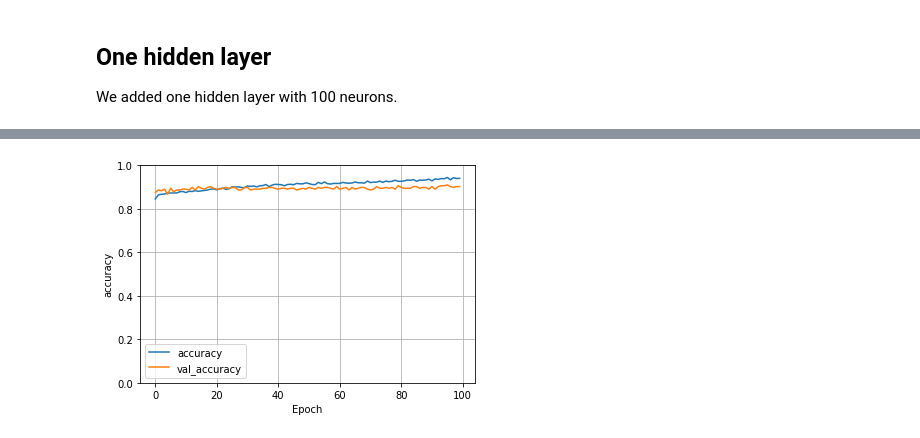
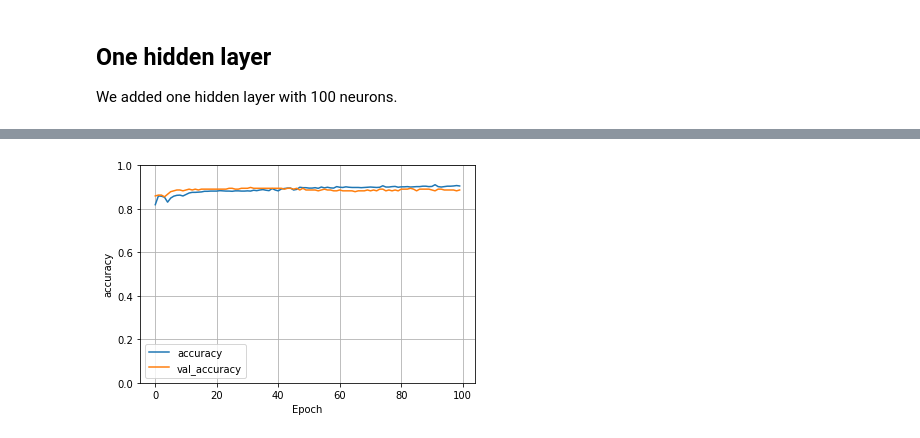
Before and after one commit to katarinagresova/M7DataSP_2020, a Jupyter notebook: assignment_02/NeuralNetwork.ipynb, the cells around one changed output, grey strips where cells are left out. Cells and saved outputs as stored; diff of their text form; code cells hidden in the pictures.

```diff
--- a/assignment_02/NeuralNetwork.ipynb
+++ b/assignment_02/NeuralNetwork.ipynb
@@ -139,10 +161 @@ normalizer = preprocessing.Normalization()  #treba tam aj to imput shape?
 normalizer.adapt(np.array(train_features))
-# %%
-'''normalizer = Pipeline(
-    [('std_scaler', StandardScaler())]
-)
-x_train = normalizer.fit_transform(train_features)
-x_test = normalizer.fit_transform(test_features)
-'''
-# toto ma zaujima, preco tento normalizer nefunguje
-# a ako to upravit aby to v sequential funogvalo
@@ -175,7 +186,7 @@ Non-trainable params: 23
 _________________________________________________________________
 # %%
 first_model.compile(loss='binary_crossentropy',
-                    optimizer =tf.keras.optimizers.Adam(0.001), metrics =['accuracy'] )
+                    optimizer =tf.keras.optimizers.Adam(0.001), metrics =['accuracy', f1_m] )
 # do optimizer staci len 'adam' ?
 # %%
 %%time
@@ -218,16 +229,16 @@ We added one hidden layer with 100 neurons.
 # model definition
 second_model = keras.Sequential([
       normalizer,
-      layers.Dense(100, activation='relu'),
+      layers.Dense(64, activation='relu'),
       layers.Dense(1)
 ])
 
 second_model.compile(loss='binary_crossentropy',
                   optimizer=tf.keras.optimizers.Adam(0.001),
-                  metrics=['accuracy'])
+                  metrics=['accuracy', f1_m])
 # %%
 %%time
-history1 = second_model.fit(
+history = second_model.fit(
     train_features, train_labels,
     validation_split=0.2,
     verbose=0,
@@ -238,7 +249,7 @@ Wall time: 5.16 s
 # %%
-plot_loss(history1)
+plot_loss(history)
 # %% [output]
-[figure, old version]
+[figure, new version]
 # %%
 
 test_evaluation['second_model'] = second_model.evaluate(
```
Also changed, not shown: parts of 32 cells of this notebook.
